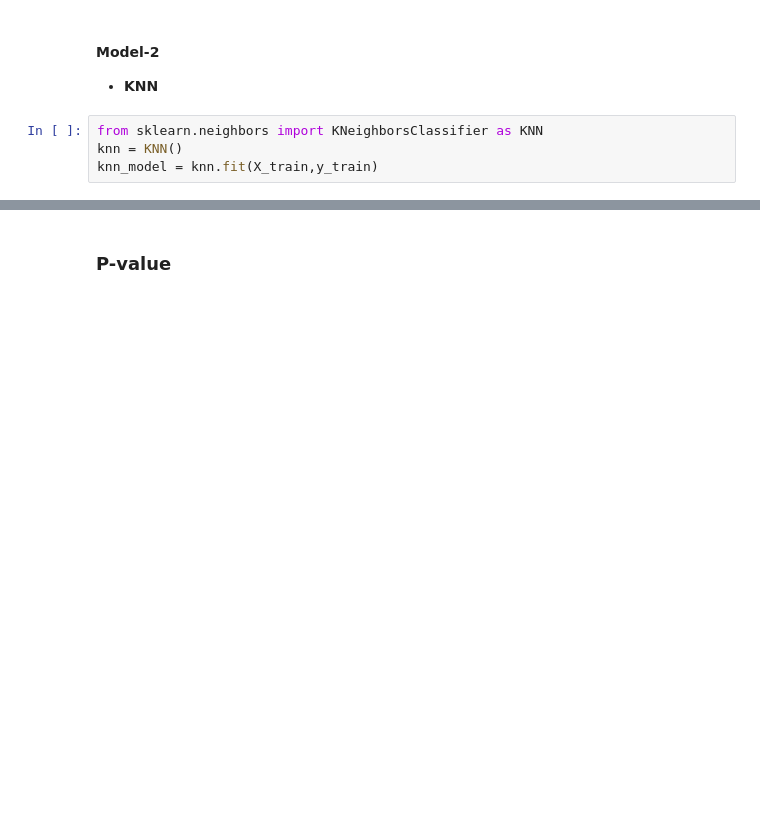
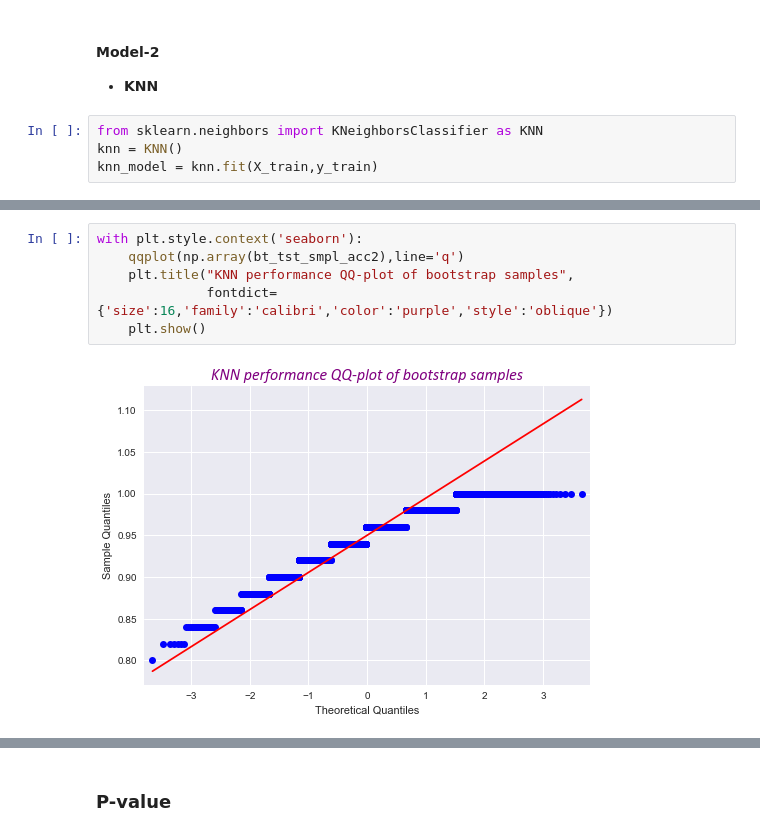
Before and after one commit to raj-shr-git/Statistical_testing_python, a Jupyter notebook: Bootstrapping.ipynb, the cells around one changed output, grey strips where cells are left out. Cells and saved outputs as stored; diff of their text form; blank space fills up the shorter version.

```diff
--- a/Bootstrapping.ipynb
+++ b/Bootstrapping.ipynb
@@ -648,3 +681,11 @@ qqplot(np.array(bt_tst_smpl_acc2),line='r');
+# %%
+with plt.style.context('seaborn'):
+    qqplot(np.array(bt_tst_smpl_acc2),line='q')
+    plt.title("KNN performance QQ-plot of bootstrap samples",
+              fontdict={'size':16,'family':'calibri','color':'purple','style':'oblique'})
+    plt.show()
+# %% [output]
+[figure, added]
 # %%
 np.mean(bt_tst_smpl_acc2)
 # %% [output]
```
Also changed, not shown: parts of 31 cells of this notebook, 11 other files.
